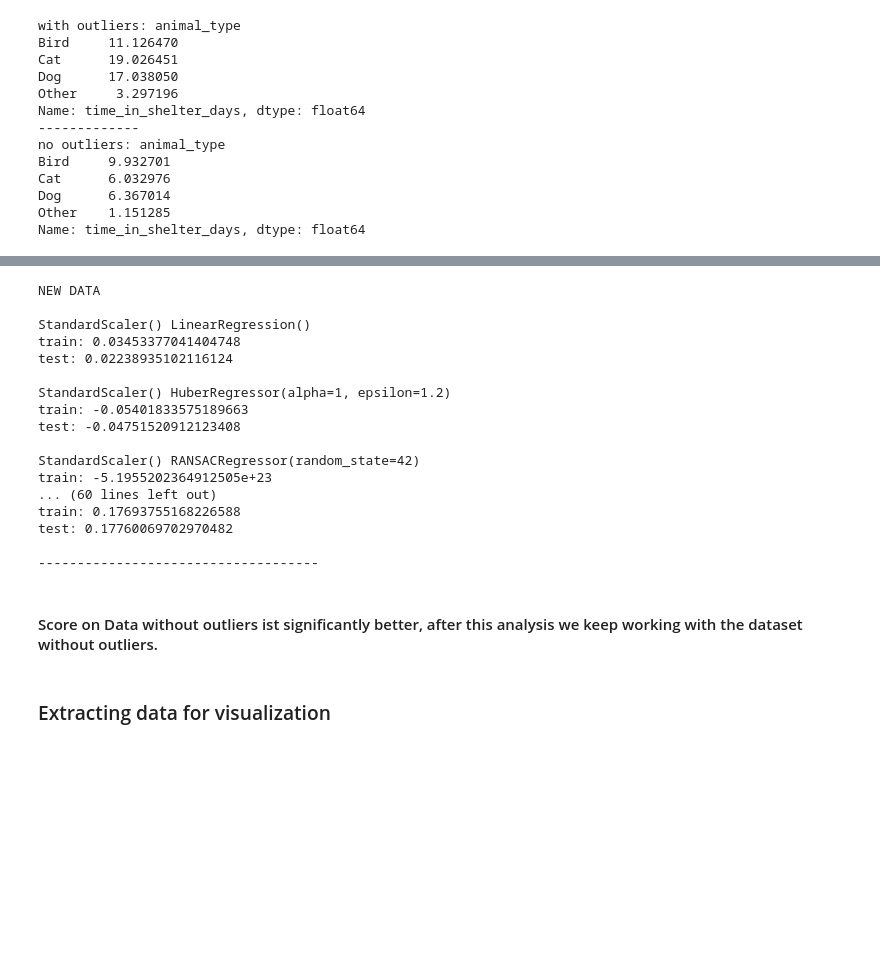
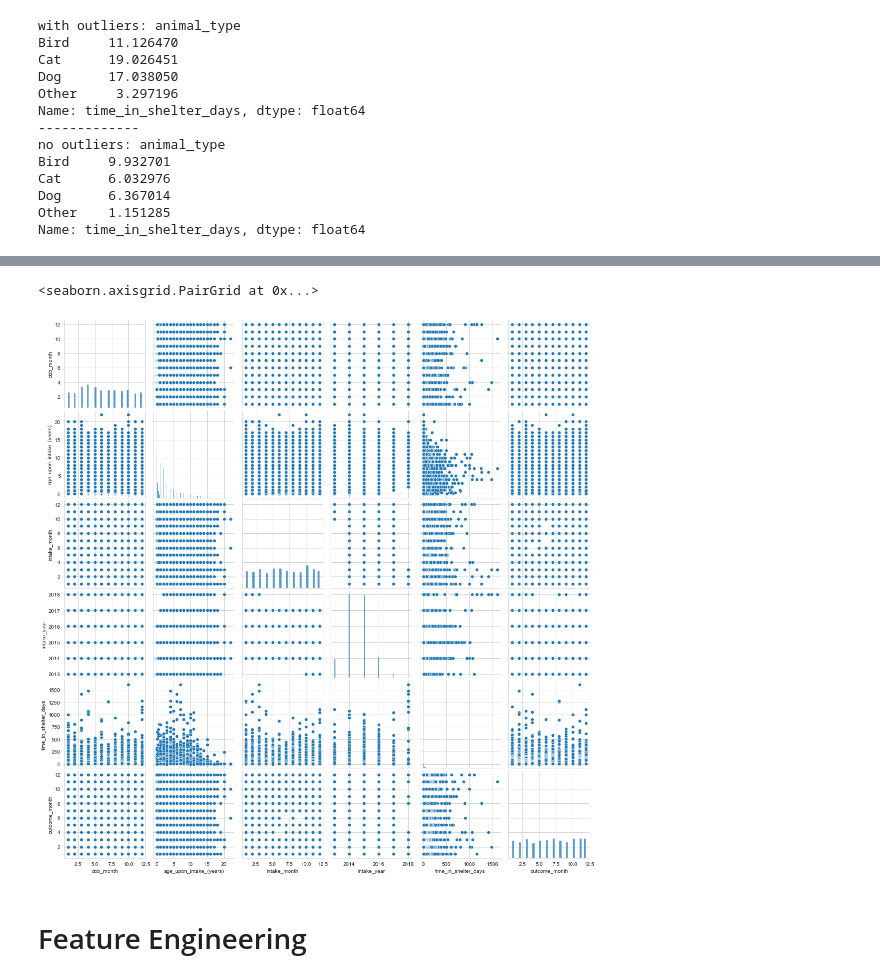
Before and after one commit to NicolasSpettel/Mid-Project, a Jupyter notebook: Mid-Project.ipynb, the cells around one changed output, grey strips where cells are left out. Drawn from its saved outputs; the diff is of its cells as text; code cells hidden in the pictures; blank space fills up the shorter version.

```diff
--- a/Mid-Project.ipynb
+++ b/Mid-Project.ipynb
@@ -361,32 +262,0 @@ data_list = [data_enc, data_no_outl_enc]
-# %%
-for data in data_list:
-    print("NEW DATA")
-    for scaler in scaler_list:
-        print("")
-        for reg in reg_list:
-            feature_importance = model_inplace(data, feature, scaler, reg)
-            print("")
-            #display(feature_importance)
-    print("------------------------------------")
-# %% [output]
-NEW DATA
-
-StandardScaler() LinearRegression()
-train: 0.03453377041404748
-test: 0.02238935102116124
-
-StandardScaler() HuberRegressor(alpha=1, epsilon=1.2)
-train: -0.05401833575189663
-test: -0.04751520912123408
-
-StandardScaler() RANSACRegressor(random_state=42)
-train: -5.1955202364912505e+23
-... (60 lines left out)
-train: 0.17693755168226588
-test: 0.17760069702970482
-
-------------------------------------
-# %% [markdown]
-#### Score on Data without outliers ist significantly better, after this analysis we keep working with the dataset without outliers.
-# %% [markdown]
-### Extracting data for visualization
@@ -394,0 +263,7 @@ test: 0.17760069702970482
+# %%
+sns.pairplot(data)
+# %% [output]
+<seaborn.axisgrid.PairGrid at 0x...>
+[figure, added]
+# %% [markdown]
+# Feature Engineering
```
Also changed, not shown: parts of 39 cells of this notebook.
